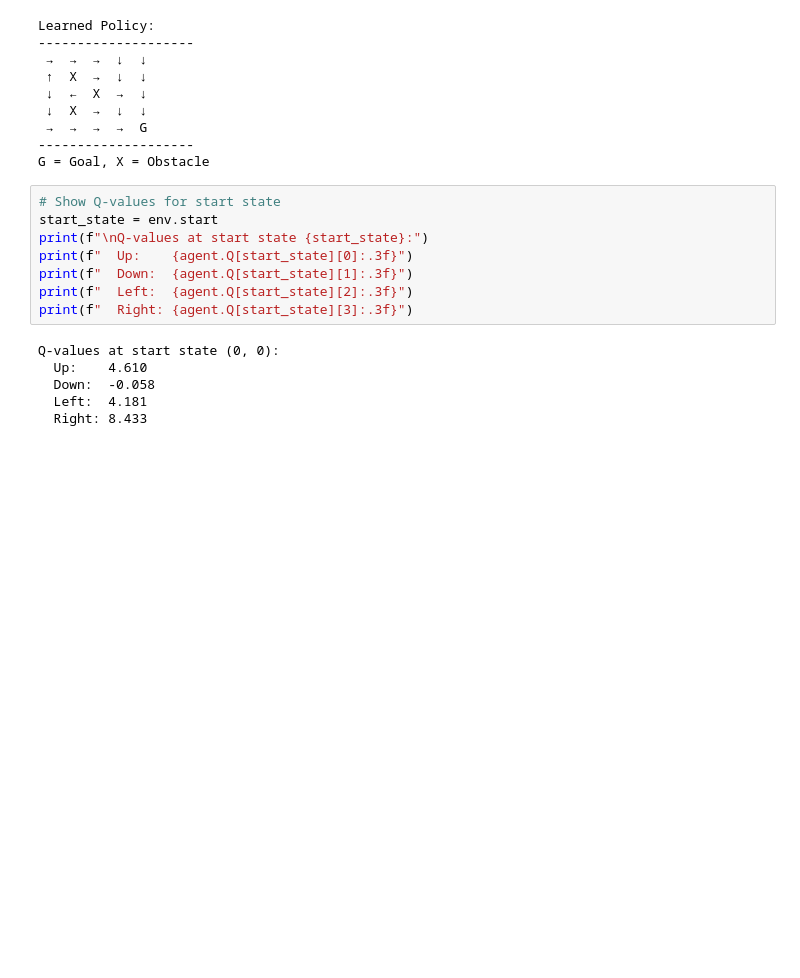
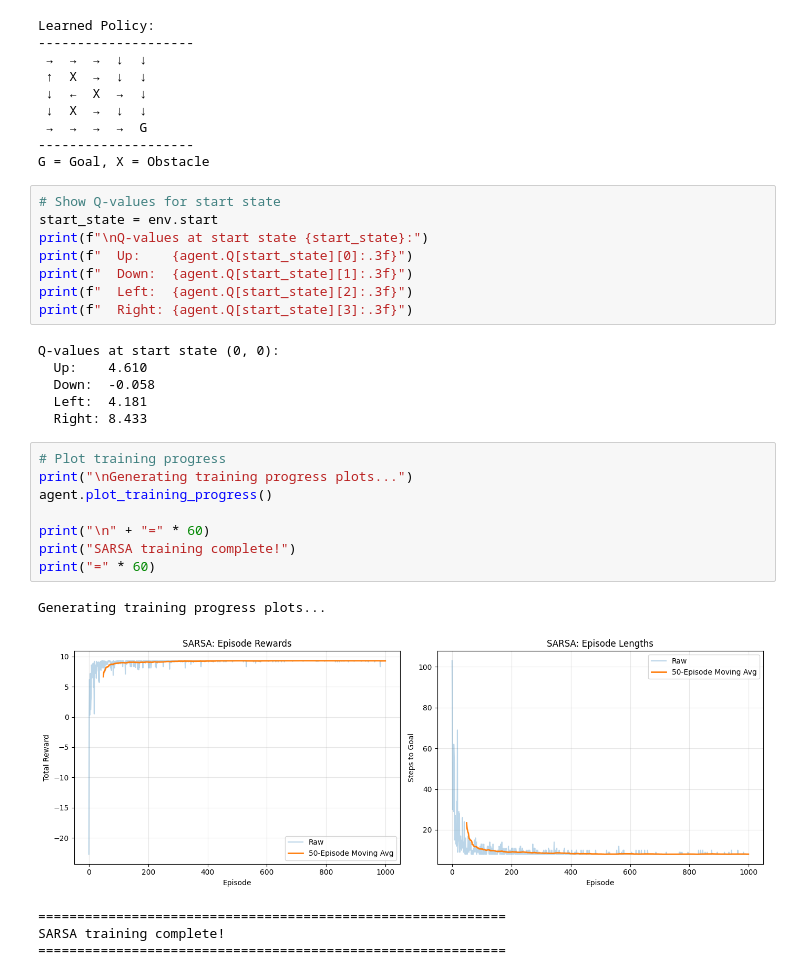
Before and after one commit to Abhijith-E/ReinforcementLearning, a Jupyter notebook: Lab8.ipynb, the cells around one changed output. Drawn from its saved outputs; the diff is of its cells as text; blank space fills up the shorter version.

Commit message:
feat: add training visualization call
- Generate reward and length plots
- Display learning curves
- Show completion message

```diff
--- a/Lab8.ipynb
+++ b/Lab8.ipynb
@@ -301,3 +301,17 @@ Q-values at start state (0, 0):
   Down:  -0.058
   Left:  4.181
   Right: 8.433
+# %%
+# Plot training progress
+print("\nGenerating training progress plots...")
+agent.plot_training_progress()
+
+print("\n" + "=" * 60)
+print("SARSA training complete!")
+print("=" * 60)
+# %% [output]
+Generating training progress plots...
+[figure, added]
+============================================================
+SARSA training complete!
+============================================================
```
